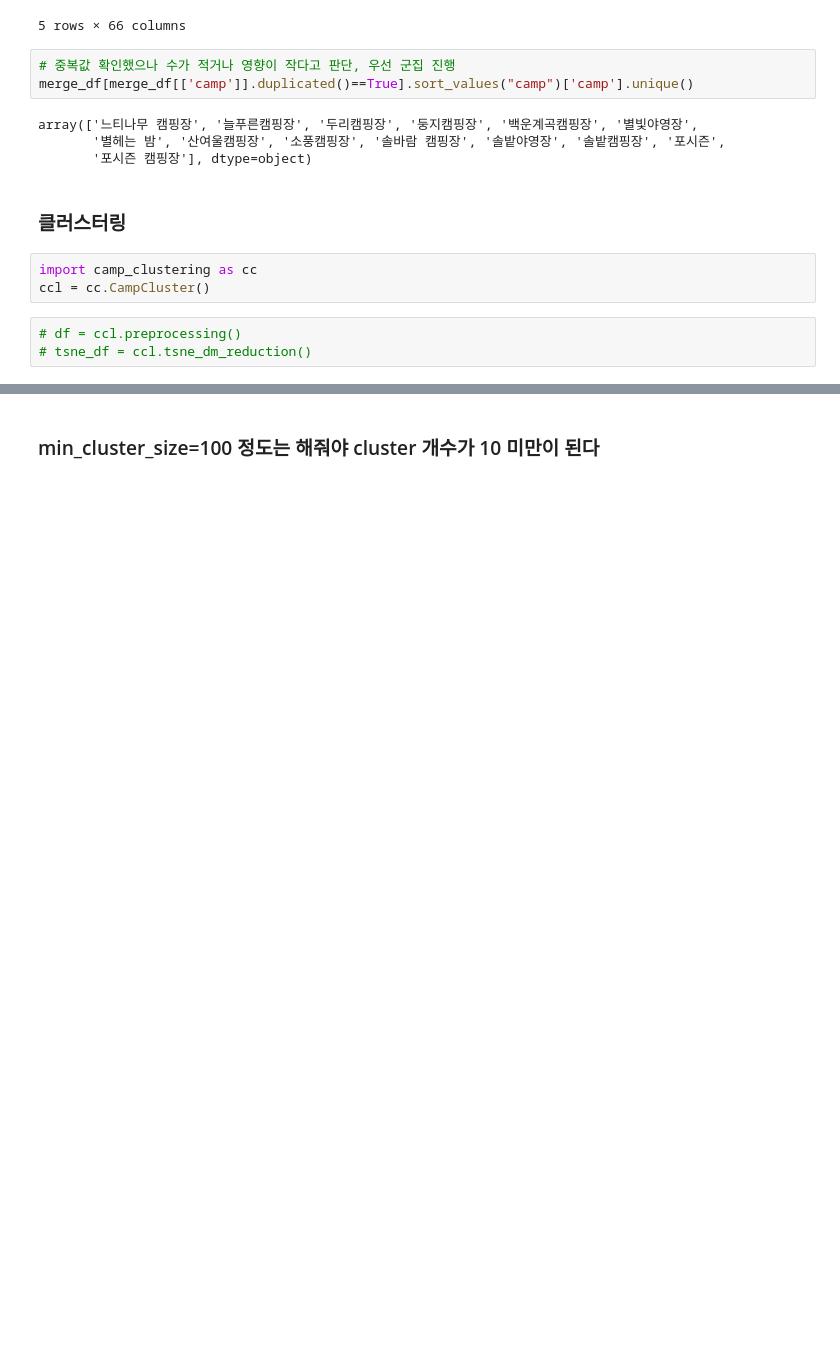
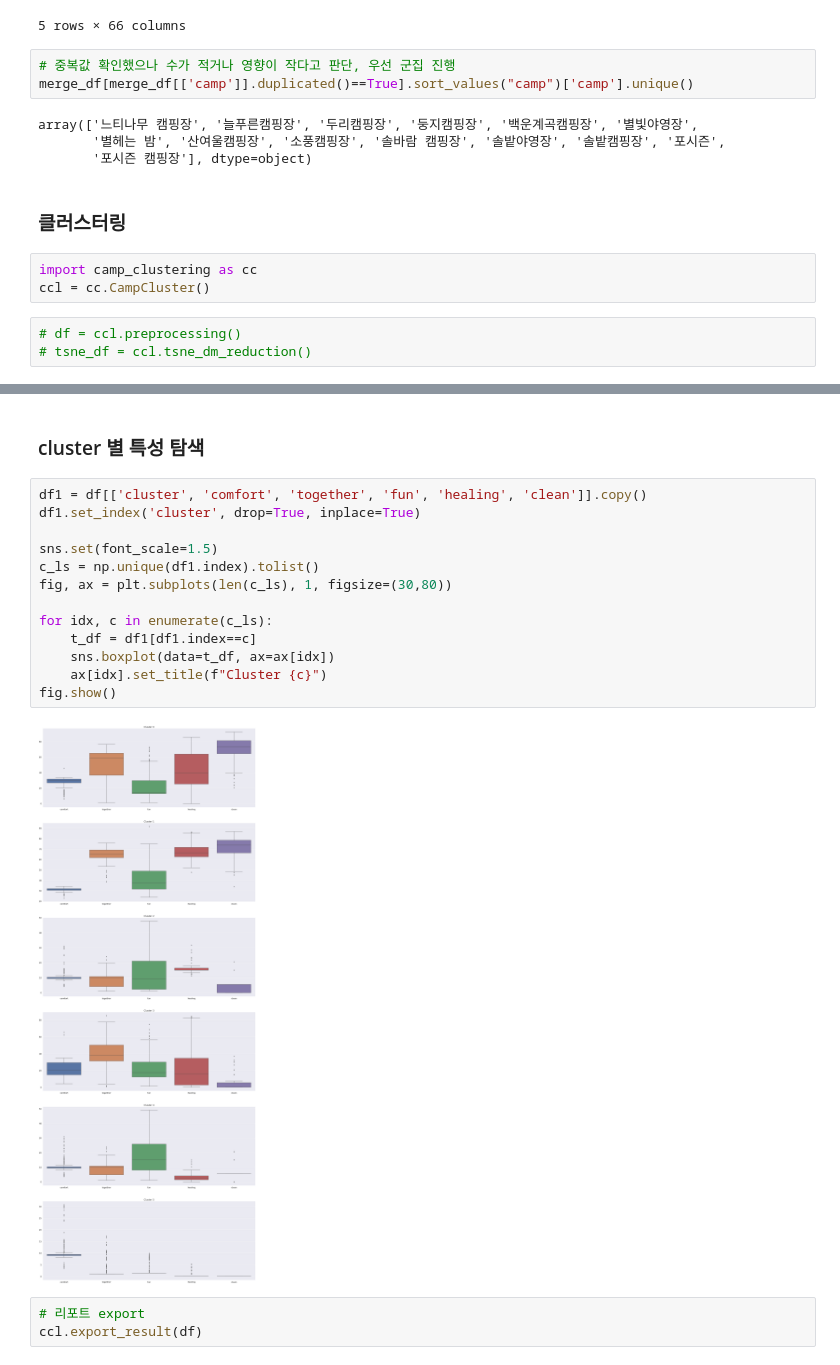
Before and after one commit to kohyunsil/Algo_camping, a Jupyter notebook: camping_modeling/clustering/camp_cluster_report_7.19.ipynb, the cells around one changed output, grey strips where cells are left out. Drawn from its saved outputs; the diff is of its cells as text; blank space fills up the shorter version.

```diff
--- a/camping_modeling/clustering/camp_cluster_report_7.19.ipynb
+++ b/camping_modeling/clustering/camp_cluster_report_7.19.ipynb
@@ -132,2 +116,20 @@ max    31.615464  68.405155  51.372165  73.400000  77.753608  433.000000
-# %% [markdown]
-### min_cluster_size=100 정도는 해줘야 cluster 개수가 10 미만이 된다
+# %% [markdown]
+### cluster 별 특성 탐색
+# %%
+df1 = df[['cluster', 'comfort', 'together', 'fun', 'healing', 'clean']].copy()
+df1.set_index('cluster', drop=True, inplace=True)
+
+sns.set(font_scale=1.5)
+c_ls = np.unique(df1.index).tolist()
+fig, ax = plt.subplots(len(c_ls), 1, figsize=(30,80))
+
+for idx, c in enumerate(c_ls):
+    t_df = df1[df1.index==c]
+    sns.boxplot(data=t_df, ax=ax[idx])
+    ax[idx].set_title(f"Cluster {c}")
+fig.show()
+# %% [output]
+[figure, added]
+# %%
+# 리포트 export
+ccl.export_result(df)
```
Also changed, not shown: parts of 16 cells of this notebook.
